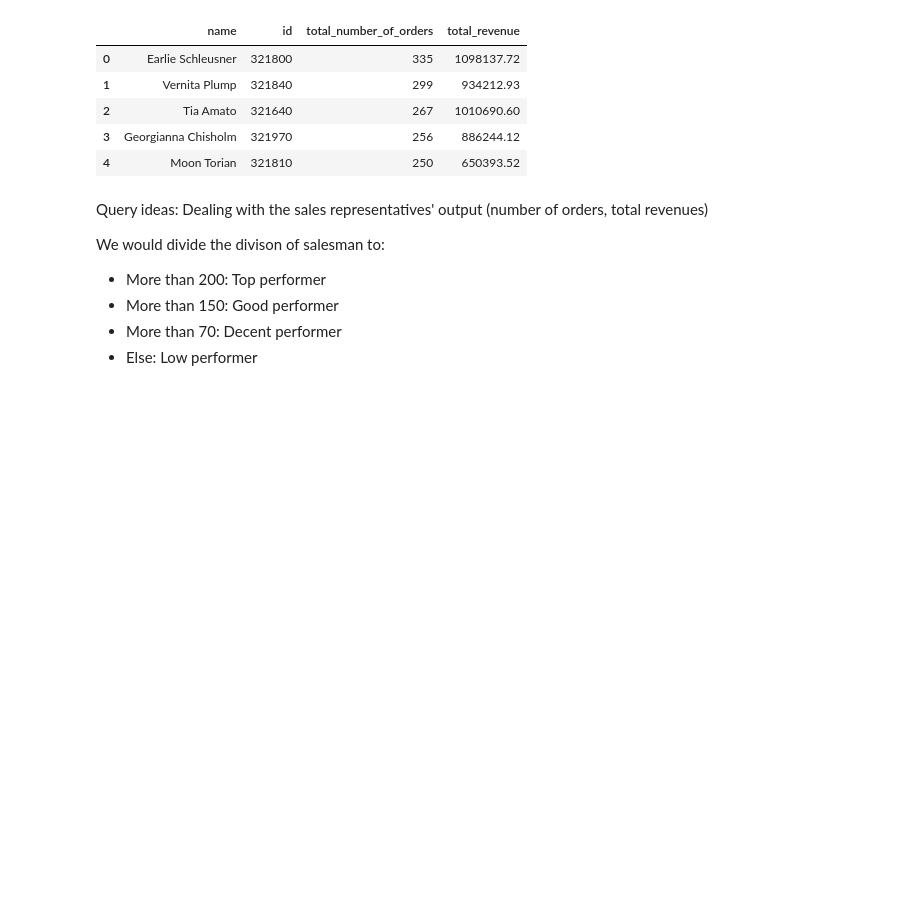
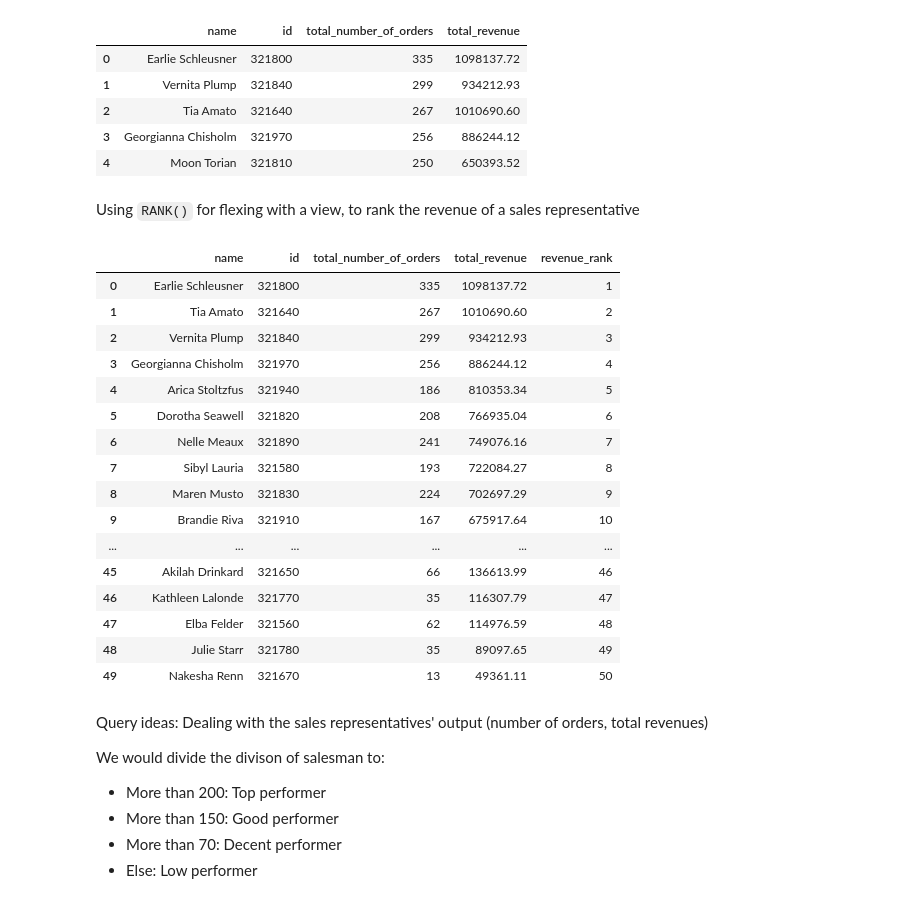
Before and after one commit to 2na3k/all-in-one-db-project, a Jupyter notebook: notebook/queries.ipynb, the cells around one changed output. Drawn from its saved outputs; the diff is of its cells as text; code cells hidden in the pictures; blank space fills up the shorter version.

```diff
--- a/notebook/queries.ipynb
+++ b/notebook/queries.ipynb
@@ -145,6 +142,46 @@ LIMIT 5;
 | 2 | Tia Amato | 321640 | 267 | 1010690.60 |
 | 3 | Georgianna Chisholm | 321970 | 256 | 886244.12 |
 | 4 | Moon Torian | 321810 | 250 | 650393.52 |
+# %% [markdown]
+Using `RANK()` for flexing with a view, to rank the revenue of a sales representative
+# %%
+%%sql
+WITH all_sales_rep_report AS (
+    SELECT
+        sales_reps.name,
+        sales_reps.id,
+        COUNT(orders.id) AS total_number_of_orders,
+        SUM(orders.total_amt_usd) AS total_revenue
+    FROM sales_reps
+        INNER JOIN accounts ON sales_reps.id = accounts.sales_rep_id
+        INNER JOIN orders ON accounts.id = orders.account_id
+    GROUP BY sales_reps.name
+)
+SELECT
+    name,
+    id,
+    total_number_of_orders,
+    total_revenue,
+    RANK() OVER (ORDER BY total_revenue DESC) AS revenue_rank
+FROM all_sales_rep_report;
+# %% [output]
+|  | name | id | total_number_of_orders | total_revenue | revenue_rank |
+| 0 | Earlie Schleusner | 321800 | 335 | 1098137.72 | 1 |
+| 1 | Tia Amato | 321640 | 267 | 1010690.60 | 2 |
+| 2 | Vernita Plump | 321840 | 299 | 934212.93 | 3 |
+| 3 | Georgianna Chisholm | 321970 | 256 | 886244.12 | 4 |
+| 4 | Arica Stoltzfus | 321940 | 186 | 810353.34 | 5 |
+| 5 | Dorotha Seawell | 321820 | 208 | 766935.04 | 6 |
+| 6 | Nelle Meaux | 321890 | 241 | 749076.16 | 7 |
+| 7 | Sibyl Lauria | 321580 | 193 | 722084.27 | 8 |
+| 8 | Maren Musto | 321830 | 224 | 702697.29 | 9 |
+| 9 | Brandie Riva | 321910 | 167 | 675917.64 | 10 |
+| ... | ... | ... | ... | ... | ... |
+| 45 | Akilah Drinkard | 321650 | 66 | 136613.99 | 46 |
+| 46 | Kathleen Lalonde | 321770 | 35 | 116307.79 | 47 |
+| 47 | Elba Felder | 321560 | 62 | 114976.59 | 48 |
+| 48 | Julie Starr | 321780 | 35 | 89097.65 | 49 |
+| 49 | Nakesha Renn | 321670 | 13 | 49361.11 | 50 |
 # %% [markdown]
 Query ideas: Dealing with the sales representatives' output (number of orders, total revenues)
 
```
Also changed, not shown: parts of 3 cells of this notebook, 2 other files.
